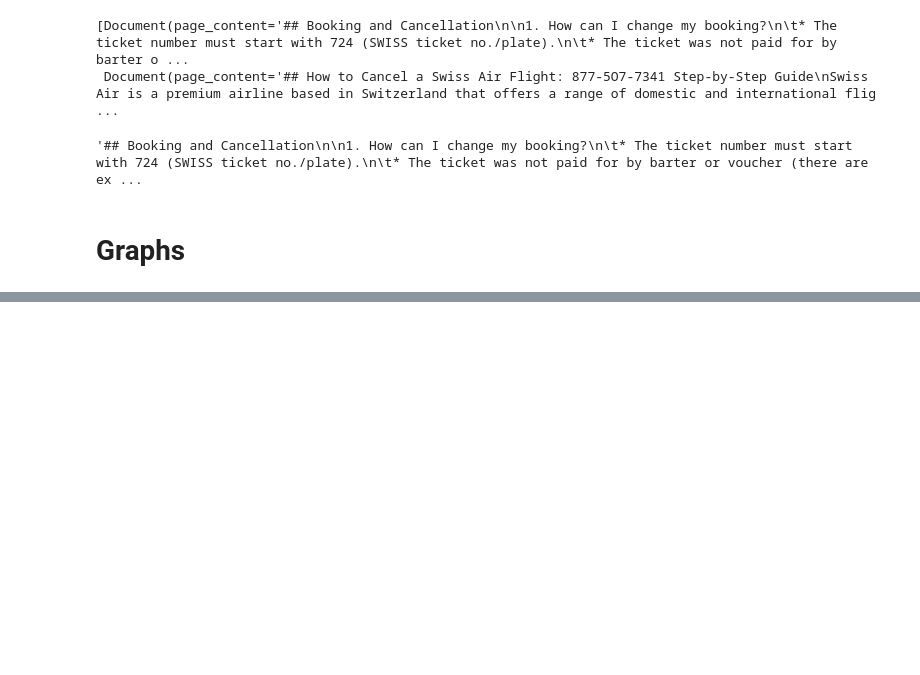
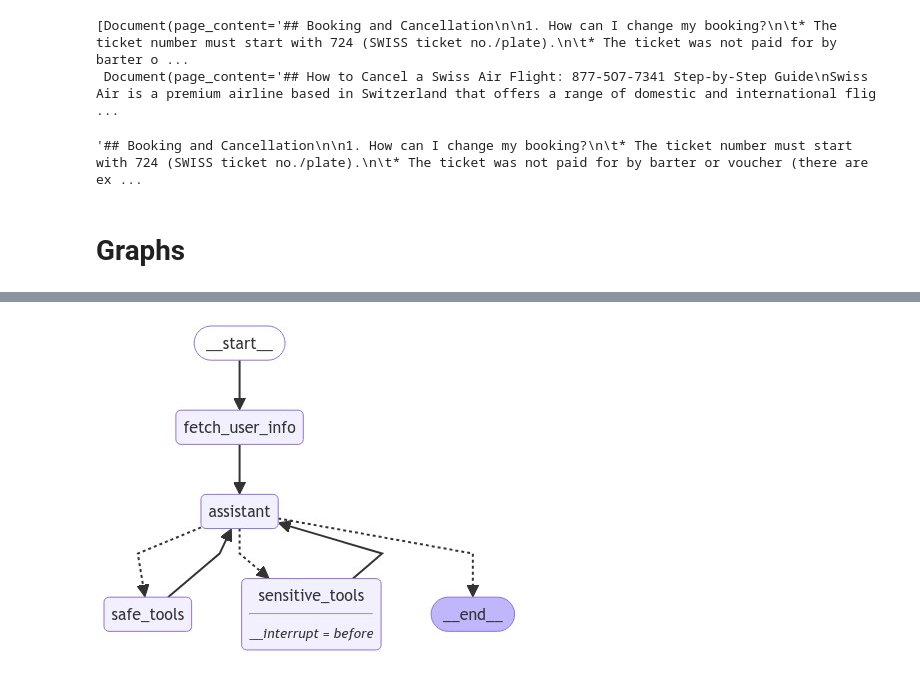
Before and after one commit to bestimmt/travel-assistant-multi-agent-langgraph, a Jupyter notebook: project_guidance.ipynb, the cells around one changed output, grey strips where cells are left out. Cells and saved outputs as stored; diff of their text form; code cells hidden in the pictures; blank space fills up the shorter version.

```diff
--- a/project_guidance.ipynb
+++ b/project_guidance.ipynb
@@ -190,0 +148,7 @@ event
+# %%
+from chatbotV03.graph import draw_graph, build_graph as bg3
+
+graph03 = bg3()
+draw_graph(graph03)
+# %% [output]
+[figure, added]
```
Also changed, not shown: parts of 9 cells of this notebook, 24 other files.
